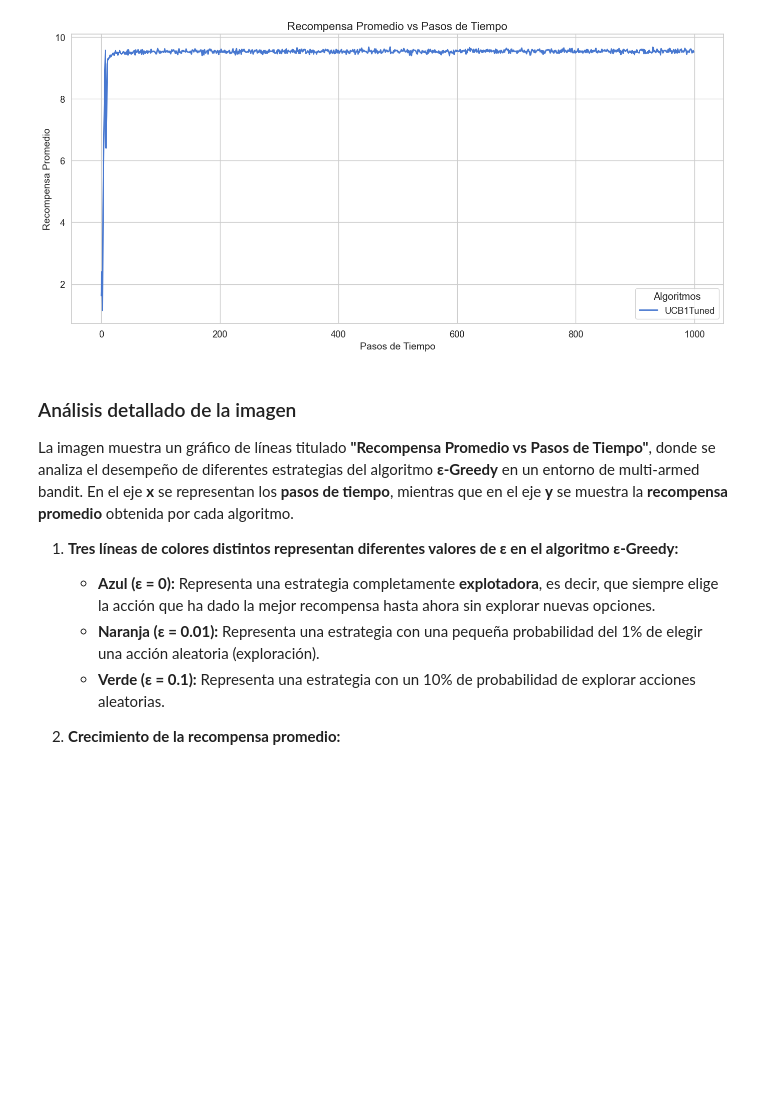
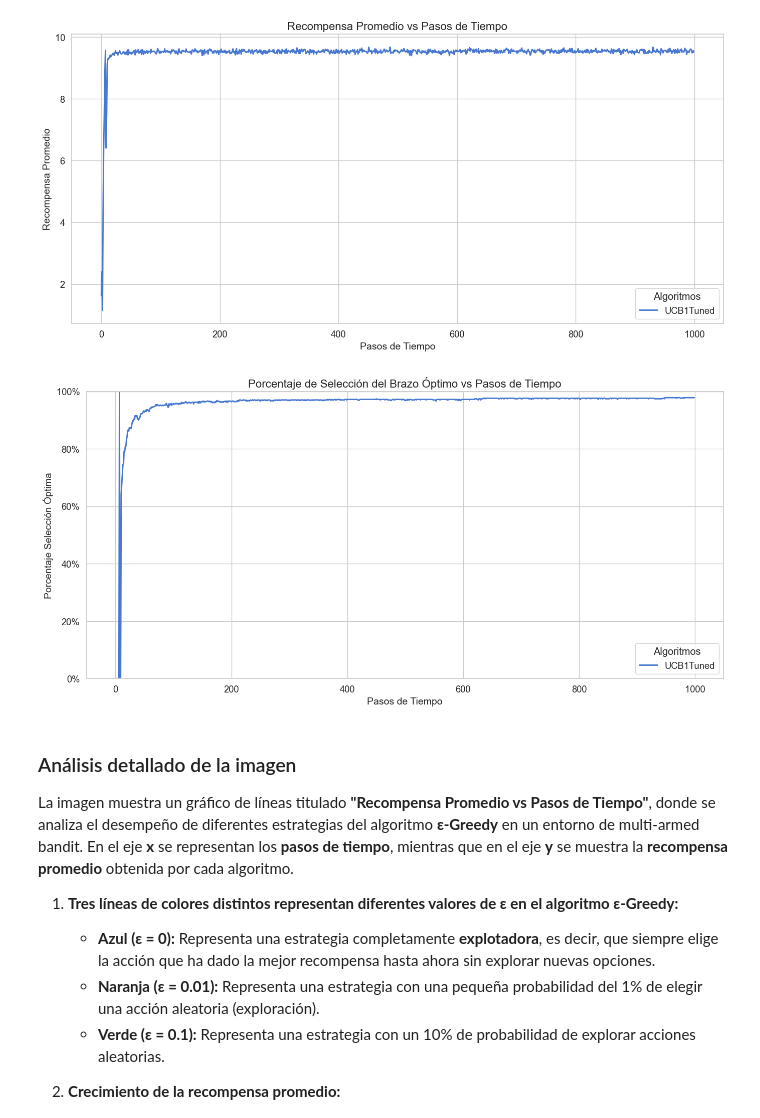
Before and after one commit to mlucasumu/EML_RL_LucasOrtiz, a Jupyter notebook: k_brazos/src/bandit_experiment.ipynb, the cells around one changed output. Saved outputs shown, nothing was run; the diff lists cells and outputs as text; code cells hidden in the pictures; blank space fills up the shorter version.

Commit message:
Modificaciones + implementación plot_optimal_selections

```diff
--- a/k_brazos/src/bandit_experiment.ipynb
+++ b/k_brazos/src/bandit_experiment.ipynb
@@ -52,43 +51,6 @@ Cada algoritmo se ejecuta en un problema de k-armed bandit durante un número de
 Se comparan los resultados de los algoritmos en términos de recompensa promedio.
 
 Por ejemplo. Dado un bandido de k-brazos, se ejecutan dos algoritmos epsilon-greedy con diferentes valores de epsilon. Se estudia la evolución de cada política  en un número de pasos, por ejemplo, mil pasos. Entonces se repite el experimento un número de veces, por ejemplo, 500 veces. Es decir, se ejecutan 500 veces la evolución de cada algoritmo en 1000 pasos. Para cada paso calculamos el promedio de las recoponensas obtenidas en esas 500 veces.
-# %%
-
-def run_experiment(bandit: Bandit, algorithms: List[Algorithm], steps: int, runs: int):
-
-    optimal_arm = bandit.optimal_arm  # Necesario para calcular el porcentaje de selecciones óptimas.
-
-    rewards = np.zeros((len(algorithms), steps)) # Matriz para almacenar las recompensas promedio.
-
-    optimal_selections = np.zeros((len(algorithms), steps))  # Matriz para almacenar el porcentaje de selecciones óptimas.
-
-    np.random.seed(seed)  # Asegurar reproducibilidad de resultados.
-
-    for run in tqdm(range(runs)):
-        current_bandit = Bandit(arms=bandit.arms)
-
-        for algo in algorithms:
-            algo.reset() # Reiniciar los valores de los algoritmos.
-
-        total_rewards_per_algo = np.zeros(len(algorithms)) # Acumulador de recompensas por algoritmo. Necesario para calcular el promedio.
-
-        for step in range(steps):
-            for idx, algo in enumerate(algorithms):
-                chosen_arm = algo.select_arm() # Seleccionar un brazo según la política del algoritmo.
-                reward = current_bandit.pull_arm(chosen_arm) # Obtener la recompensa del brazo seleccionado.
-                algo.update(chosen_arm, reward) # Actualizar el valor estimado del brazo seleccionado.
-
-                rewards[idx, step] += reward # Acumular la recompensa obtenida en la matriz rewards para el algoritmo idx en el paso step.
-                total_rewards_per_algo[idx] += reward # Acumular la recompensa obtenida en total_rewards_per_algo para el algoritmo idx.
-
-                #TODO: modificar optimal_selections cuando el brazo elegido se corresponda con el brazo óptimo optimal_arm
-
-
-    rewards /= runs
-
-    # TODO: calcular el porcentaje de selecciones óptimas y almacenar en optimal_selections
-
-    return rewards, optimal_selections
 # %% [markdown]
 ## Ejecución del experimento
 
@@ -117,7 +79,7 @@ print(f"Optimal arm: {optimal_arm + 1} with expected reward={bandit.get_expected
 algorithms = [UCB1Tuned(k=k)]
 
 # Ejecutar el experimento y obtener las recompensas promedio y promedio de las selecciones óptimas
-rewards, optimal_selections = run_experiment(bandit, algorithms, steps, runs)
+rewards, optimal_selections, _, _ = run_experiment(bandit, algorithms, steps, runs)
 # %% [output]
 Bandit with 10 arms: ArmNormal(mu=1.52, sigma=1.0), ArmNormal(mu=2.4, sigma=1.0), ArmNormal(mu=1.19, sigma=1.0), ArmNormal(mu=4.37, sigma=1.0), ArmNormal(mu=6.39, sigma=1.0), ArmNormal(mu=7.59, sigma= ...
 Optimal arm: 8 with expected reward=9.56
@@ -130,6 +92,10 @@ plot_average_rewards(steps, rewards, algorithms)
 # plot_optimal_selections(steps, optimal_selections, algorithms)
 # %% [output]
 [figure]
+# %%
+plot_optimal_selections(steps, optimal_selections, algorithms)
+# %% [output]
+[figure, added]
 # %% [markdown]
 ### Análisis detallado de la imagen
 
```
Also changed, not shown: parts of 1 cell of this notebook, 3 other files.
